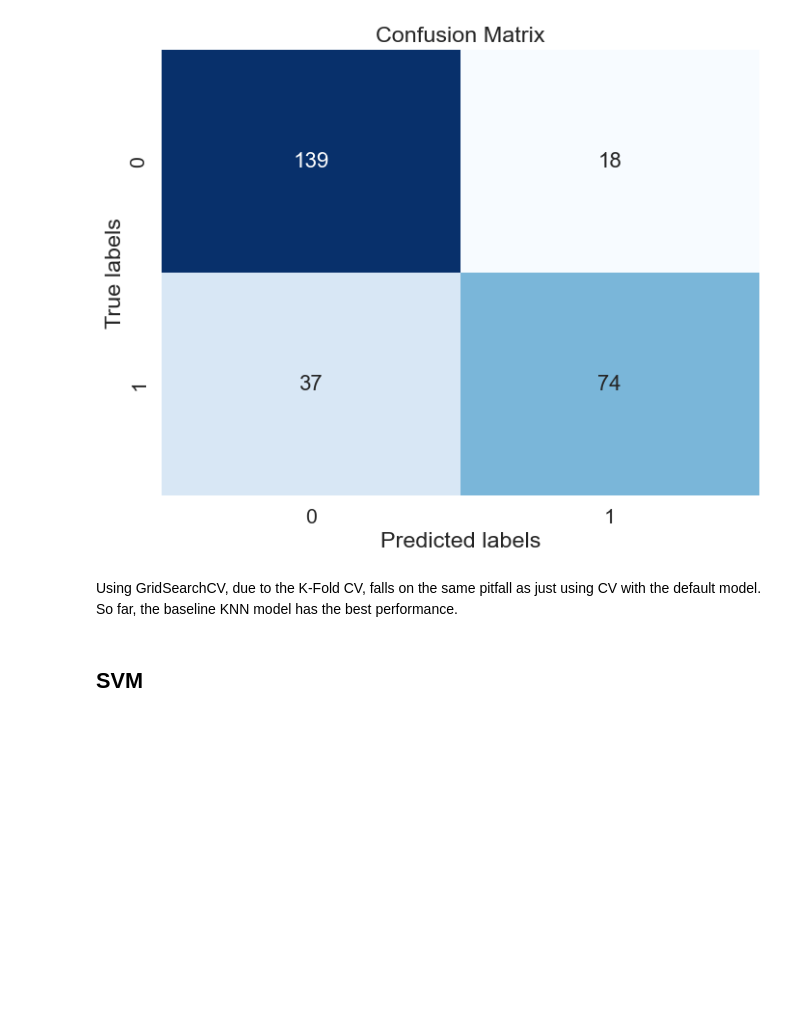
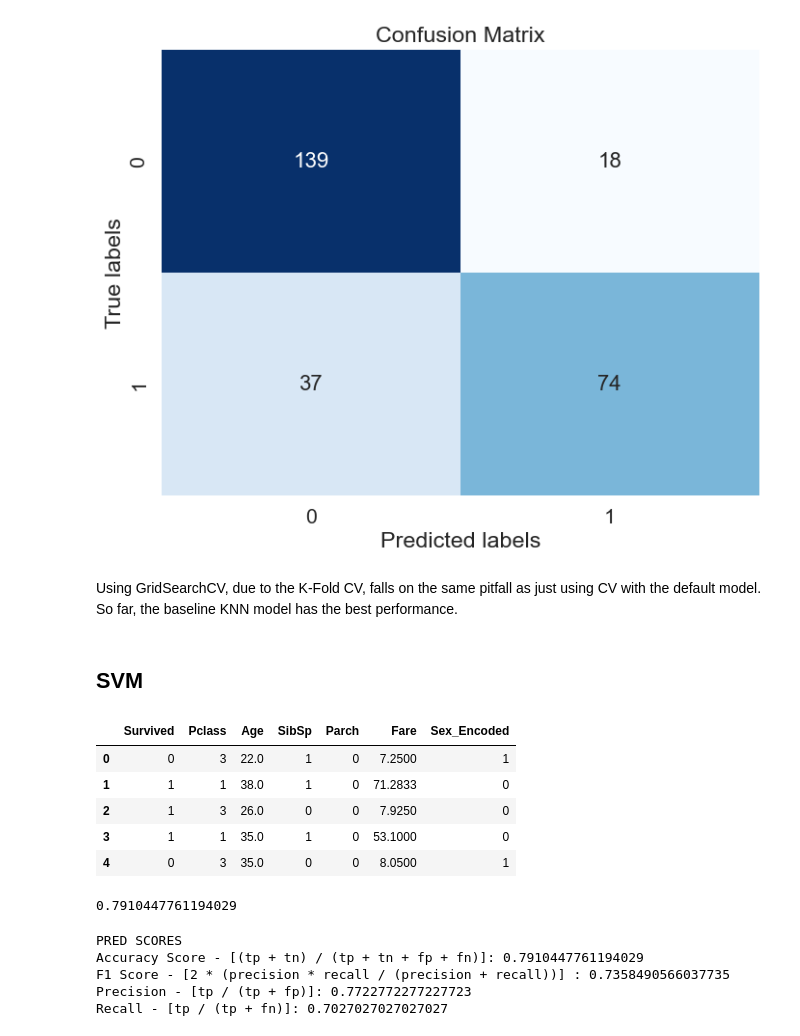
Before and after one commit to lhckb/ML-Cybersec-6th-semester, a Jupyter notebook: knn_and_other_classifiers.ipynb, the cells around one changed output. Drawn from its saved outputs; the diff is of its cells as text; code cells hidden in the pictures; blank space fills up the shorter version.

```diff
--- a/knn_and_other_classifiers.ipynb
+++ b/knn_and_other_classifiers.ipynb
@@ -299,3 +300,12 @@ plot_confusion_matrix(y_test_gs, y_pred_gs)
 Using GridSearchCV, due to the K-Fold CV, falls on the same pitfall as just using CV with the default model. So far, the baseline KNN model has the best performance.
 # %% [markdown]
 ## SVM
+# %%
+df.head()
+# %% [output]
+|  | Survived | Pclass | Age | SibSp | Parch | Fare | Sex_Encoded |
+| 0 | 0 | 3 | 22.0 | 1 | 0 | 7.2500 | 1 |
+| 1 | 1 | 1 | 38.0 | 1 | 0 | 71.2833 | 0 |
+| 2 | 1 | 3 | 26.0 | 0 | 0 | 7.9250 | 0 |
+| 3 | 1 | 1 | 35.0 | 1 | 0 | 53.1000 | 0 |
+| 4 | 0 | 3 | 35.0 | 0 | 0 | 8.0500 | 1 |
@@ -301,0 +317,16 @@ Using GridSearchCV, due to the K-Fold CV, falls on the same pitfall as just usin
+# %%
+svm = SVC(kernel='linear')
+svm.fit(X_train_svm, y_train_svm)
+y_pred_svm = svm.predict(X_test_svm)
+svm_acc = accuracy_score(y_test_svm, y_pred_svm)
+print(svm_acc)
+# %% [output]
+0.7910447761194029
+# %%
+print_metrics(y_test_svm, y_pred_svm)
+# %% [output]
+PRED SCORES
+Accuracy Score - [(tp + tn) / (tp + tn + fp + fn)]: 0.7910447761194029
+F1 Score - [2 * (precision * recall / (precision + recall))] : 0.7358490566037735
+Precision - [tp / (tp + fp)]: 0.7722772277227723
+Recall - [tp / (tp + fn)]: 0.7027027027027027
```
Also changed, not shown: parts of 5 cells of this notebook.
